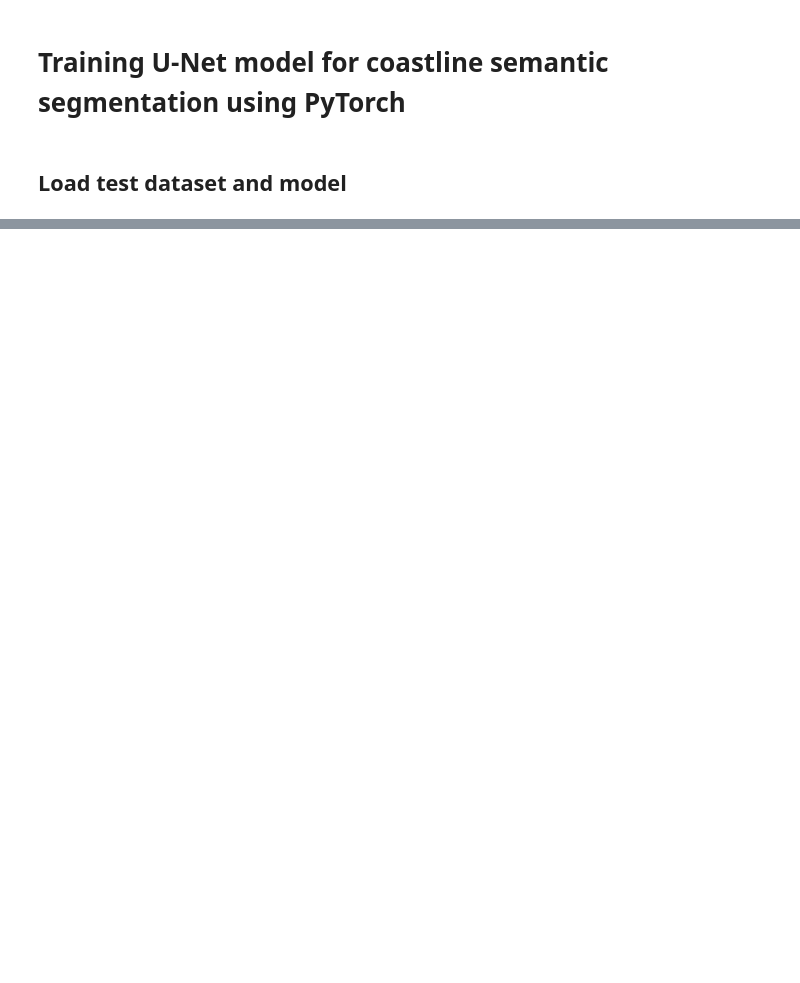
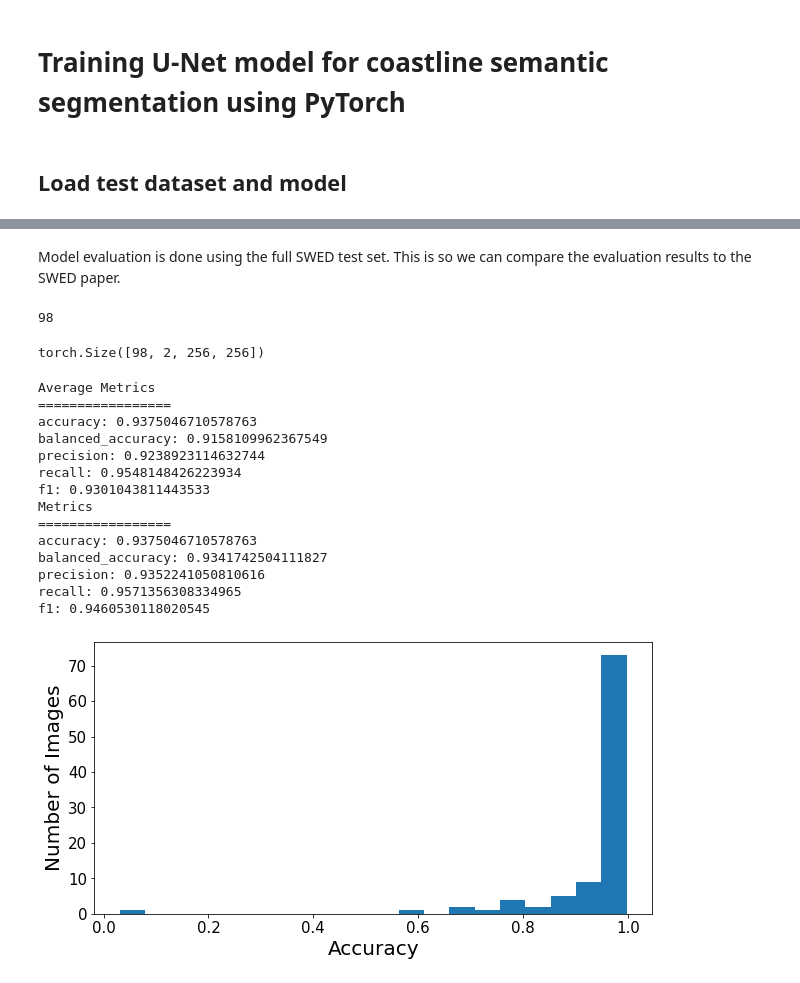
Before and after one commit to conorosully/interpreting-coastline-unet, a Jupyter notebook: src/interpret_unet.ipynb, the cells around one changed output, grey strips where cells are left out. Saved outputs shown, nothing was run; the diff lists cells and outputs as text; code cells hidden in the pictures; blank space fills up the shorter version.

```diff
--- a/src/interpret_unet.ipynb
+++ b/src/interpret_unet.ipynb
@@ -399,0 +62,80 @@ class unet(nn.Module):
+# %% [markdown]
+Model evaluation is done using the full SWED test set. This is so we can compare the evaluation results to the SWED paper.
+# %%
+# Load dataset
+def get_loader(paths):
+    TRANSFORMS = transforms.Compose([
+        transforms.Resize((256, 256)),
+        transforms.ToTensor()
+    ])
+
+    test_data = TrainDataset(paths, TRANSFORMS,incorrect=[])
+    test_loader = DataLoader(test_data, batch_size=test_data.__len__())
+
+    print(test_data.__len__())
+    return test_loader
+paths = glob.glob("../../data/SWED/test/images/*")
+test_loader = get_loader(paths)
+# %% [output]
+98
+# %%
+def get_preds(loader):
+    images, target = next(iter(loader))
+    images = images.to(device)
+
+    # Get model output
+    output = model(images)
+    print(output.shape)
+    # Get model predictions
+    targets = [np.array(t[1]) for t in target]
+
+    preds = [np.round(out) for out in output.cpu().detach()]
+    preds = [np.array(pred[1]) for pred in preds]
+
+    return images, targets, preds
+images, targets, preds = get_preds(test_loader)
+# %% [output]
+torch.Size([98, 2, 256, 256])
+# %%
+# Reload utils
+importlib.reload(utils)
+
+# Initialize data processor
+eval = utils.model_eval(model,images,targets,preds)
+# %%
+r_metrics, metrics = eval.eval_metrics()
+accuracy = r_metrics['accuracy']
+
+print("Average Metrics\n=================")
+for m in ['accuracy','balanced_accuracy','precision','recall','f1']:
+    print("{}: {}".format(m,np.mean(r_metrics[m])))
+
+print("Metrics\n=================")
+for m in ['accuracy','balanced_accuracy','precision','recall','f1']:
+    print("{}: {}".format(m,metrics[m]))
+
+
+# Plot accuracy
+plt.figure(figsize=(10,5))
+
+plt.hist(accuracy, bins=20)
+plt.xlabel("Accuracy",size=20)
+plt.ylabel("Number of Images",size=20)
+plt.xticks(size=15)
+plt.yticks(size=15)
+# %% [output]
+Average Metrics
+=================
+accuracy: 0.9375046710578763
+balanced_accuracy: 0.9158109962367549
+precision: 0.9238923114632744
+recall: 0.9548148426223934
+f1: 0.9301043811443533
+Metrics
+=================
+accuracy: 0.9375046710578763
+balanced_accuracy: 0.9341742504111827
+precision: 0.9352241050810616
+recall: 0.9571356308334965
+f1: 0.9460530118020545
+[figure, added]
```
Also changed, not shown: parts of 37 cells of this notebook, 2 other files.
